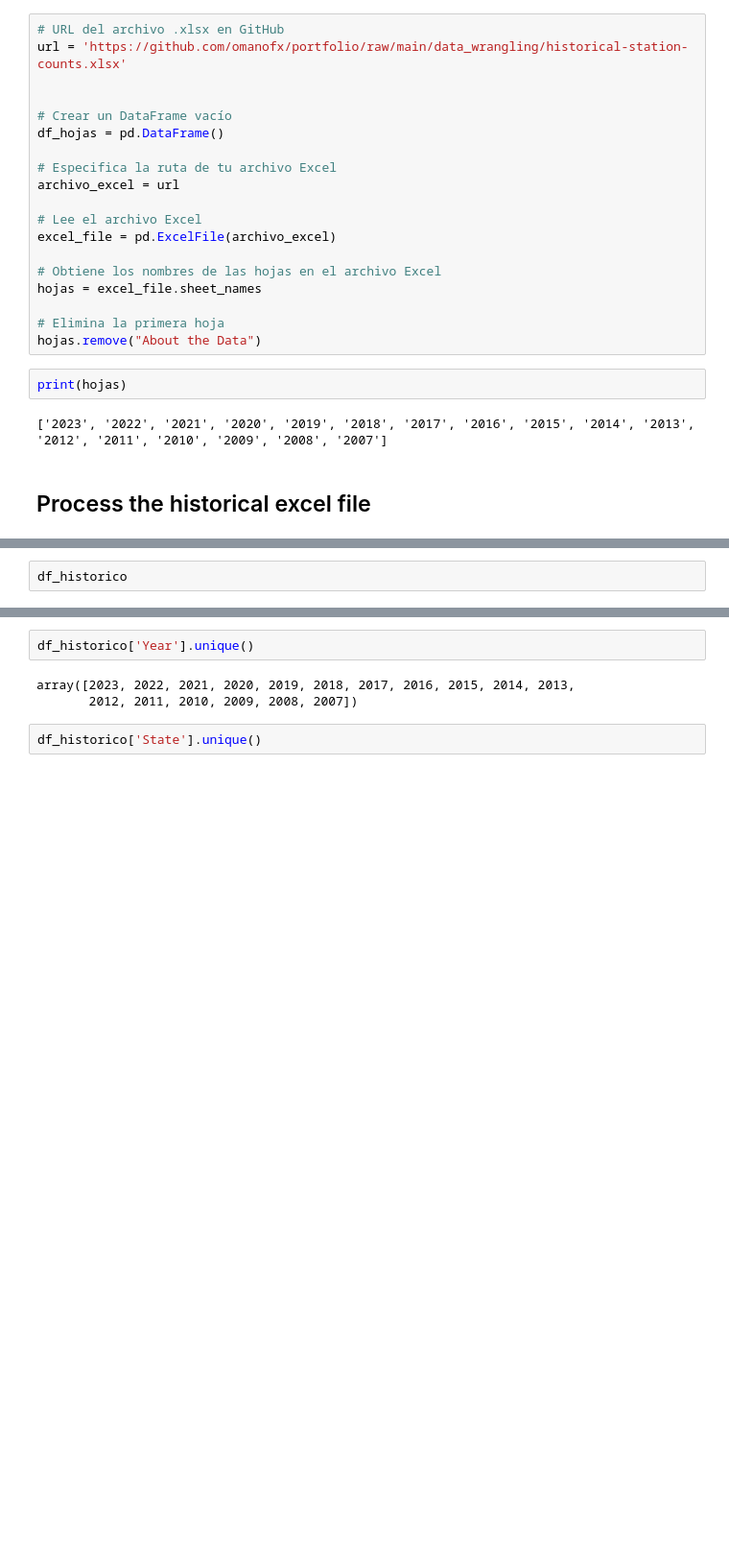
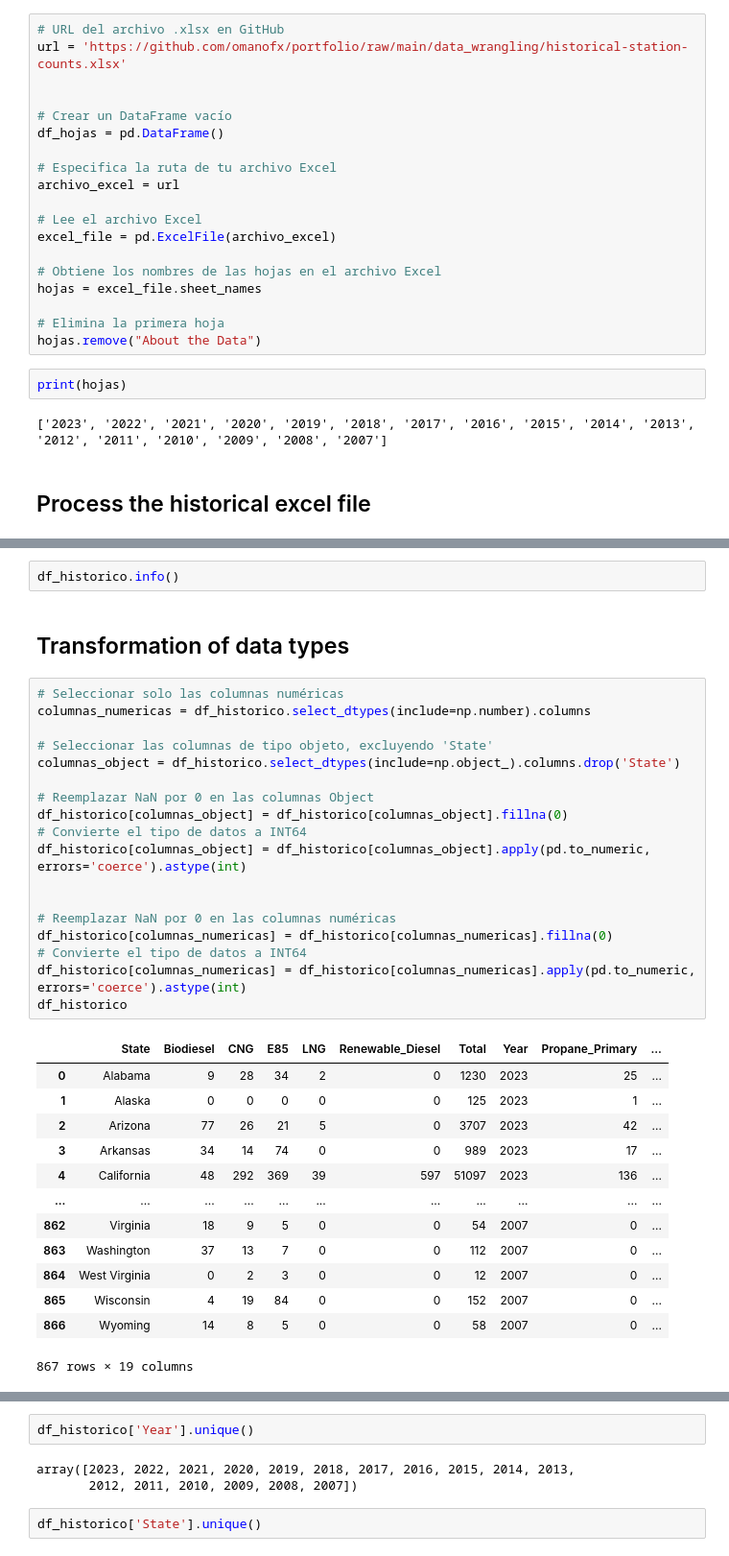
Before and after one commit to omanofx/portfolio, a Jupyter notebook: data_wrangling/data_cleaning.ipynb, the cells around one changed output, grey strips where cells are left out. Shown at 96% size. Saved outputs shown, nothing was run; the diff lists cells and outputs as text; blank space fills up the shorter version.

```diff
--- a/data_wrangling/data_cleaning.ipynb
+++ b/data_wrangling/data_cleaning.ipynb
@@ -525,2 +545,36 @@ Reindexando el DataFrame final
 # %%
-df_historico
+df_historico.info()
+# %% [markdown]
+## Transformation of data types
+# %%
+# Seleccionar solo las columnas numéricas
+columnas_numericas = df_historico.select_dtypes(include=np.number).columns
+
+# Seleccionar las columnas de tipo objeto, excluyendo 'State'
+columnas_object = df_historico.select_dtypes(include=np.object_).columns.drop('State')
+
+# Reemplazar NaN por 0 en las columnas Object
+df_historico[columnas_object] = df_historico[columnas_object].fillna(0)
+# Convierte el tipo de datos a INT64
+df_historico[columnas_object] = df_historico[columnas_object].apply(pd.to_numeric, errors='coerce').astype(int)
+
+
+# Reemplazar NaN por 0 en las columnas numéricas
+df_historico[columnas_numericas] = df_historico[columnas_numericas].fillna(0)
+# Convierte el tipo de datos a INT64
+df_historico[columnas_numericas] = df_historico[columnas_numericas].apply(pd.to_numeric, errors='coerce').astype(int)
+df_historico
+# %% [output]
+|  | State | Biodiesel | CNG | E85 | LNG | Renewable_Diesel | Total | Year | Propane_Primary | ... |
+| 0 | Alabama | 9 | 28 | 34 | 2 | 0 | 1230 | 2023 | 25 | ... |
+| 1 | Alaska | 0 | 0 | 0 | 0 | 0 | 125 | 2023 | 1 | ... |
+| 2 | Arizona | 77 | 26 | 21 | 5 | 0 | 3707 | 2023 | 42 | ... |
+| 3 | Arkansas | 34 | 14 | 74 | 0 | 0 | 989 | 2023 | 17 | ... |
+| 4 | California | 48 | 292 | 369 | 39 | 597 | 51097 | 2023 | 136 | ... |
+| ... | ... | ... | ... | ... | ... | ... | ... | ... | ... | ... |
+| 862 | Virginia | 18 | 9 | 5 | 0 | 0 | 54 | 2007 | 0 | ... |
+| 863 | Washington | 37 | 13 | 7 | 0 | 0 | 112 | 2007 | 0 | ... |
+| 864 | West Virginia | 0 | 2 | 3 | 0 | 0 | 12 | 2007 | 0 | ... |
+| 865 | Wisconsin | 4 | 19 | 84 | 0 | 0 | 152 | 2007 | 0 | ... |
+| 866 | Wyoming | 14 | 8 | 5 | 0 | 0 | 58 | 2007 | 0 | ... |
+867 rows × 19 columns
```
Also changed, not shown: parts of 5 cells of this notebook.
